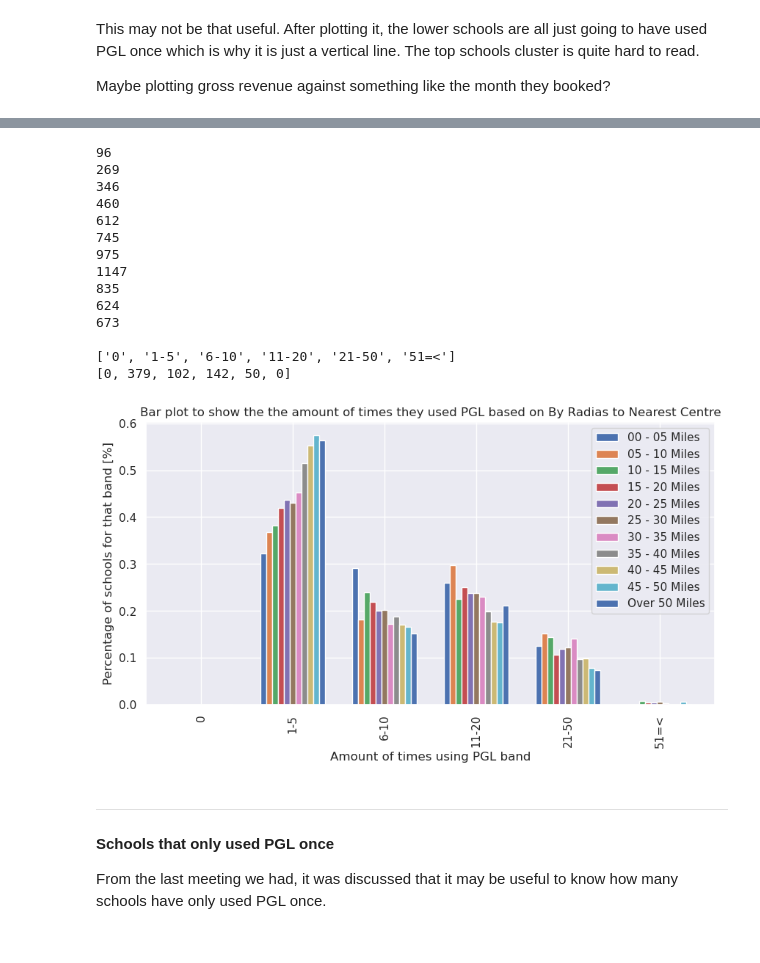
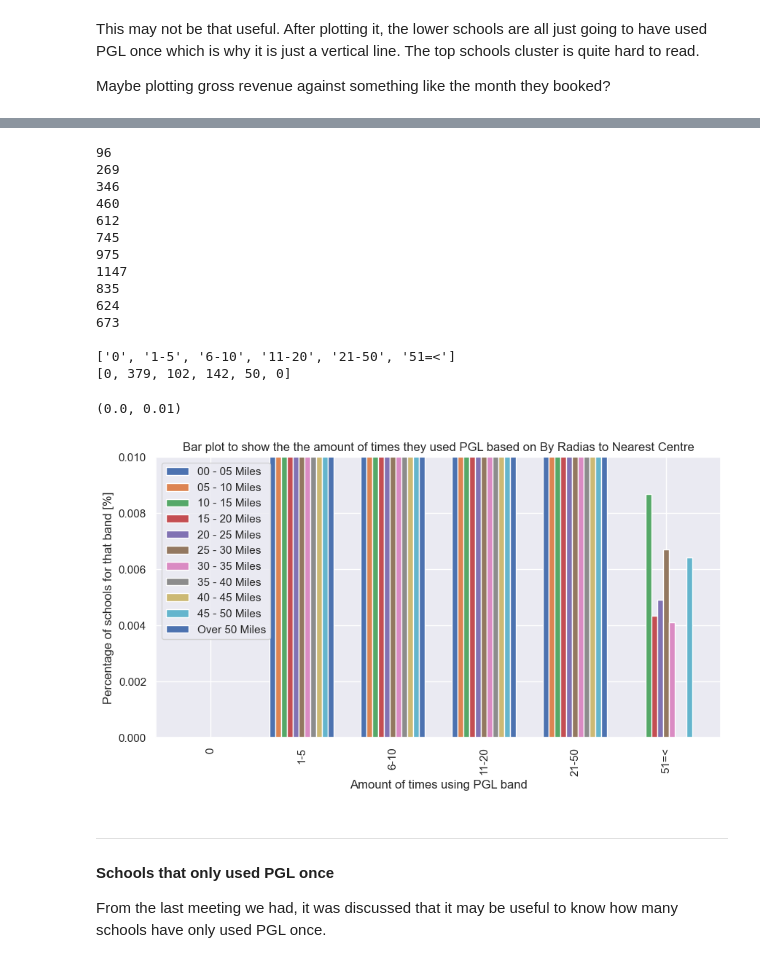
Before and after one commit to maxcwalker/documents, a Jupyter notebook: jupyter/prospectMapping/prospect_mapping_2.ipynb, the cells around one changed output, grey strips where cells are left out. Saved outputs shown, nothing was run; the diff lists cells and outputs as text; code cells hidden in the pictures.

```diff
--- a/jupyter/prospectMapping/prospect_mapping_2.ipynb
+++ b/jupyter/prospectMapping/prospect_mapping_2.ipynb
@@ -388,21 +331,23 @@ number_times_used(col[43],order_pp)
 # %%
 number_times_used(col[45],order_radius)
+plt.ylim([0,0.01])
 # %% [output]
 96
 269
 346
 460
 612
 745
 975
 1147
 835
 624
 673
 
 ['0', '1-5', '6-10', '11-20', '21-50', '51=<']
 [0, 379, 102, 142, 50, 0]
+(0.0, 0.01)
-[figure, old version]
+[figure, new version]
 # %% [markdown]
 ***
 #### Schools that only used PGL once
```
Also changed, not shown: parts of 18 cells of this notebook, 2 other files.
